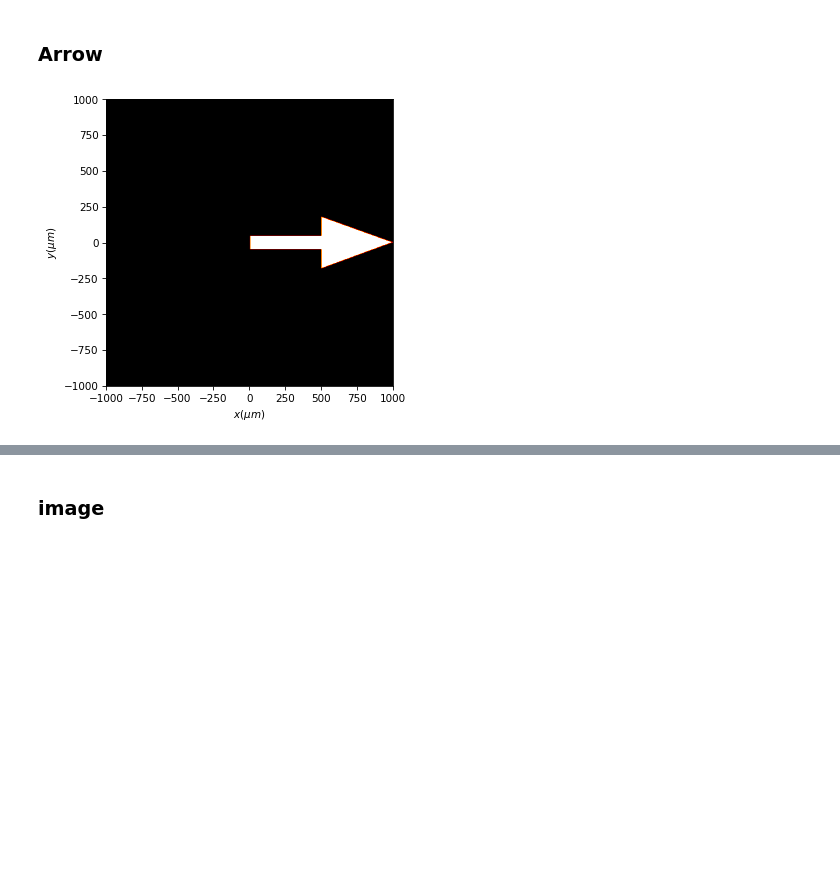
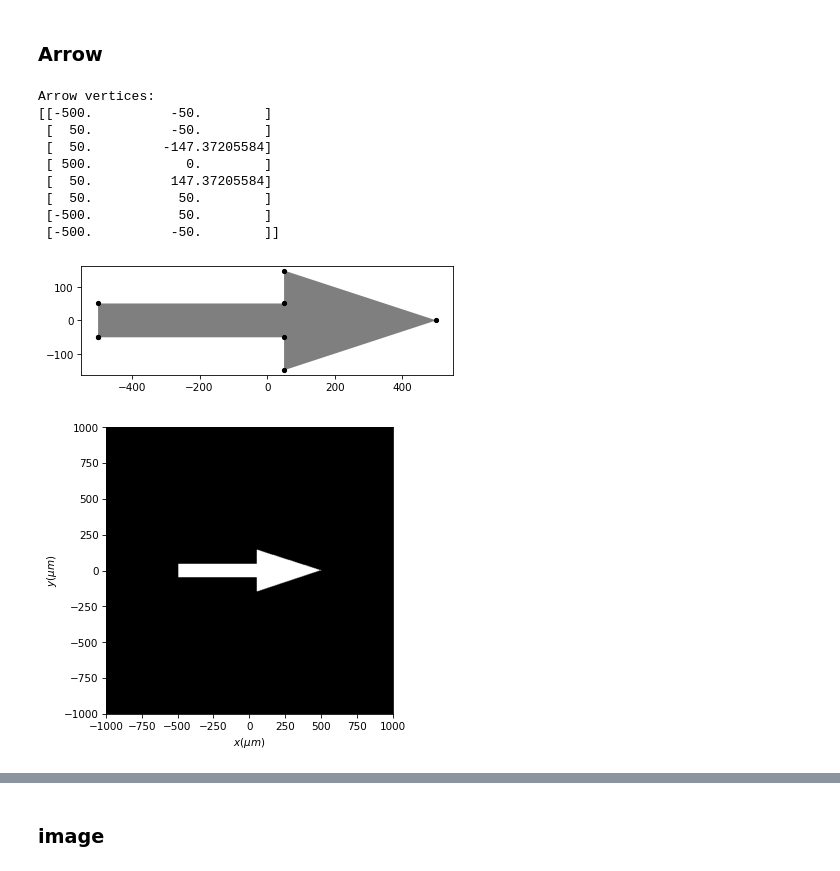
Before and after one commit to optbrea/diffractio, a Jupyter notebook: docs/source/tutorial_scalar/scalar_XY/masks_xy.ipynb, the cells around one changed output, grey strips where cells are left out. Saved outputs shown, nothing was run; the diff lists cells and outputs as text; code cells hidden in the pictures; blank space fills up the shorter version.

Commit message:
arrow_thin

```diff
--- a/docs/source/tutorial_scalar/scalar_XY/masks_xy.ipynb
+++ b/docs/source/tutorial_scalar/scalar_XY/masks_xy.ipynb
@@ -360,15 +360,26 @@ t1.draw(kind="intensity")
 # %%
 num_data = 512
 length = 2*mm
 x = np.linspace(-1*mm, 1*mm, num_data)
 y = np.linspace(-1*mm, 1*mm, num_data)
 wavelength = 0.6328 * um
 
 arrow_size = 1*mm
 
 t1 = Scalar_mask_XY(x, y, wavelength)
-t1.arrow(r0=(0, 0), length=arrow_size, width=arrow_size/10,
-                      percent=0.5, angle_arrow=20*degrees)
+t1.arrow(r0=(-500*um, 0), length=arrow_size, width=arrow_size/10,
+                      percent=0.55, angle_arrow=15*degrees,
+                      has_draw=True,verbose=True)
 t1.draw(kind="intensity")
 # %% [output]
+Arrow vertices:
+[[-500.          -50.        ]
+ [  50.          -50.        ]
+ [  50.         -147.37205584]
+ [ 500.            0.        ]
+ [  50.          147.37205584]
+ [  50.           50.        ]
+ [-500.           50.        ]
+ [-500.          -50.        ]]
-[figure, old version]
+[figure, new version]
+[figure, added]
```
Also changed, not shown: parts of 2 cells of this notebook, 1 other file.
